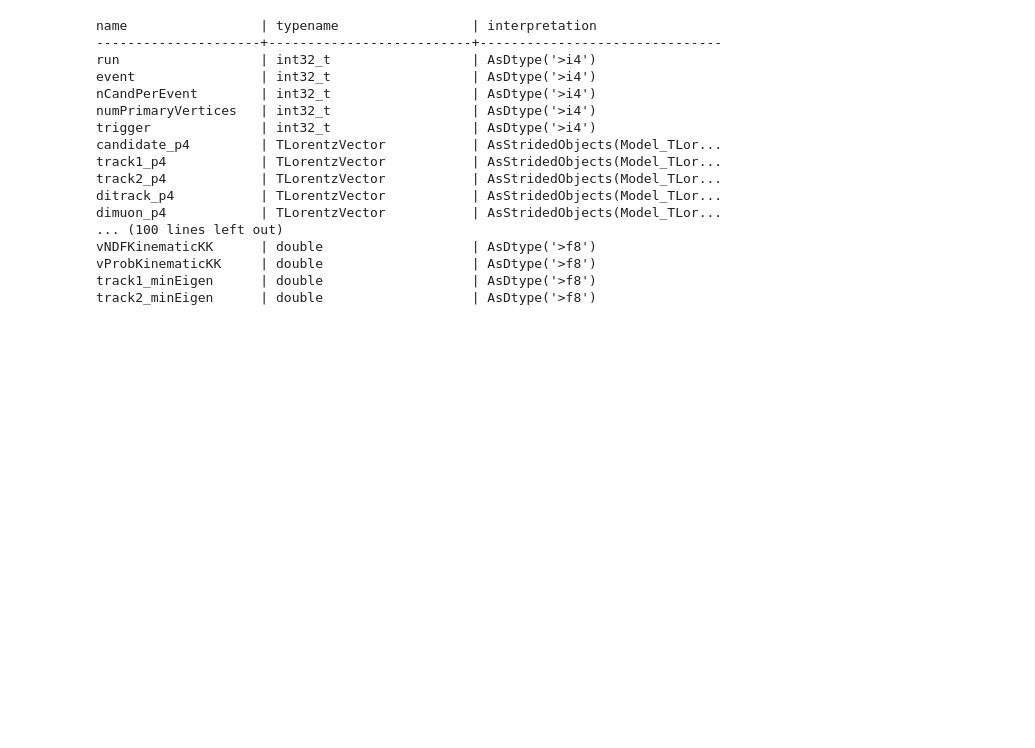
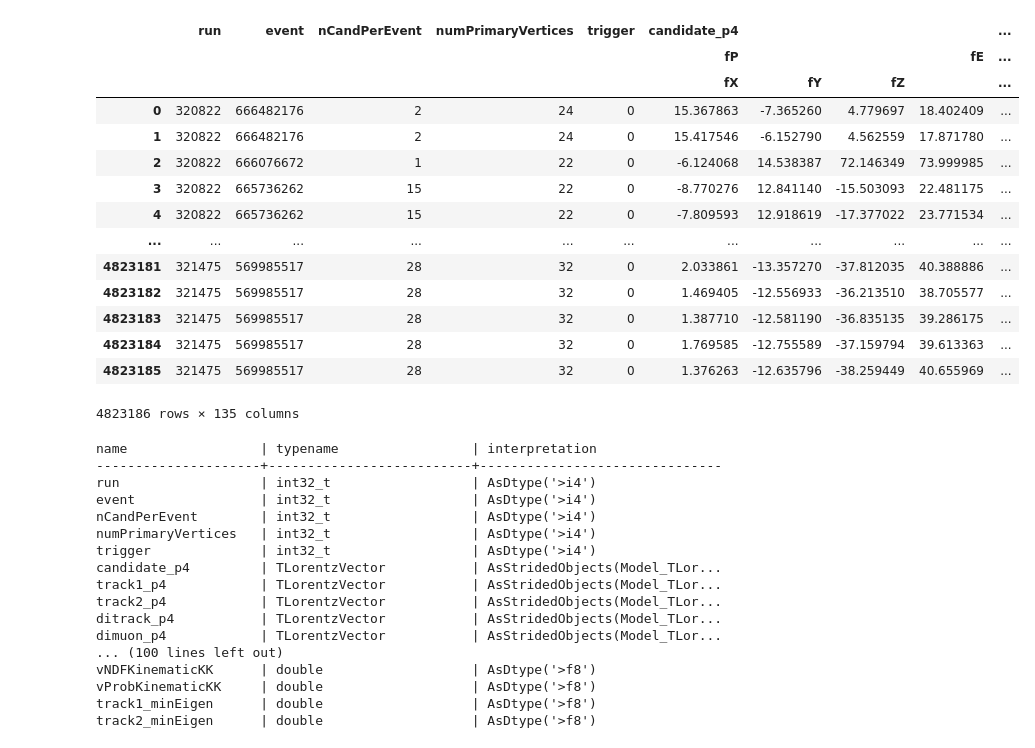
Before and after one commit to bucket420/DOE-INFN-2022, a Jupyter notebook: uproot.ipynb, the cells around one changed output. Saved outputs shown, nothing was run; the diff lists cells and outputs as text; code cells hidden in the pictures; blank space fills up the shorter version.

```diff
--- a/uproot.ipynb
+++ b/uproot.ipynb
@@ -18,3 +16,22 @@ candidate_data = pd.read_hdf("raw/data.h5", key="candidate")
+# %%
+candidate_data = file["rootuple"]["CandidateTree"].arrays(library="pd")
+candidate_data
+# %% [output]
+|  | run | event | nCandPerEvent | numPrimaryVertices | trigger | candidate_p4 |  |  |  | ... |
+|  |  |  |  |  |  | fP |  |  | fE | ... |
+|  |  |  |  |  |  | fX | fY | fZ |  | ... |
+| 0 | 320822 | 666482176 | 2 | 24 | 0 | 15.367863 | -7.365260 | 4.779697 | 18.402409 | ... |
+| 1 | 320822 | 666482176 | 2 | 24 | 0 | 15.417546 | -6.152790 | 4.562559 | 17.871780 | ... |
+| 2 | 320822 | 666076672 | 1 | 22 | 0 | -6.124068 | 14.538387 | 72.146349 | 73.999985 | ... |
+| 3 | 320822 | 665736262 | 15 | 22 | 0 | -8.770276 | 12.841140 | -15.503093 | 22.481175 | ... |
+| 4 | 320822 | 665736262 | 15 | 22 | 0 | -7.809593 | 12.918619 | -17.377022 | 23.771534 | ... |
+| ... | ... | ... | ... | ... | ... | ... | ... | ... | ... | ... |
+| 4823181 | 321475 | 569985517 | 28 | 32 | 0 | 2.033861 | -13.357270 | -37.812035 | 40.388886 | ... |
+| 4823182 | 321475 | 569985517 | 28 | 32 | 0 | 1.469405 | -12.556933 | -36.213510 | 38.705577 | ... |
+| 4823183 | 321475 | 569985517 | 28 | 32 | 0 | 1.387710 | -12.581190 | -36.835135 | 39.286175 | ... |
+| 4823184 | 321475 | 569985517 | 28 | 32 | 0 | 1.769585 | -12.755589 | -37.159794 | 39.613363 | ... |
+| 4823185 | 321475 | 569985517 | 28 | 32 | 0 | 1.376263 | -12.635796 | -38.259449 | 40.655969 | ... |
+4823186 rows × 135 columns
 # %%
 file["rootuple"]["CandidateTree"].show()
 # %% [output]
```
Also changed, not shown: parts of 7 cells of this notebook, 1 other file.
